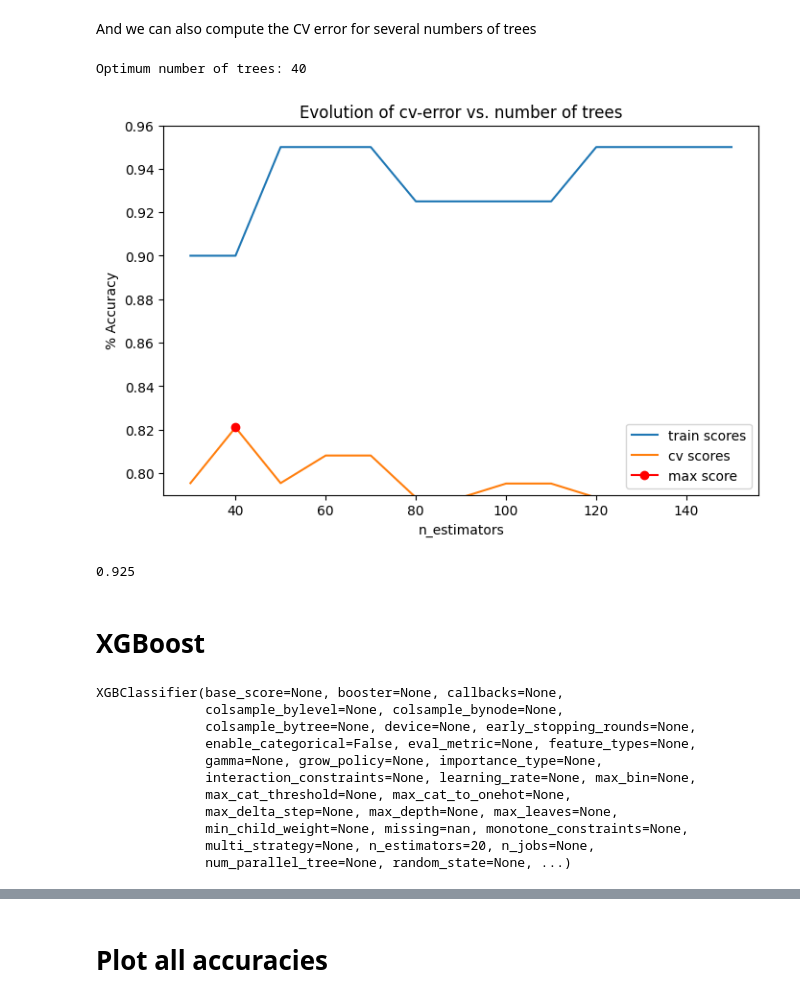
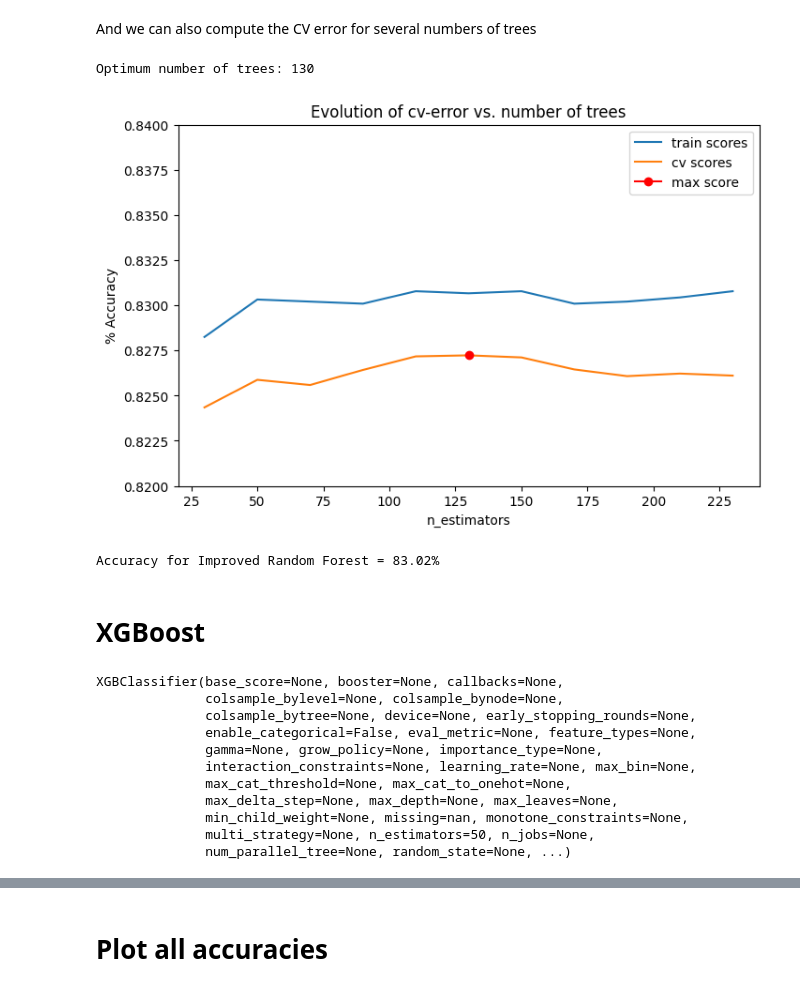
Before and after one commit to isaacchaljub/ML2_GP, a Jupyter notebook: ML2_group3.ipynb, the cells around one changed output, grey strips where cells are left out. Drawn from its saved outputs; the diff is of its cells as text; code cells hidden in the pictures.

```diff
--- a/ML2_group3.ipynb
+++ b/ML2_group3.ipynb
@@ -189,7 +255,7 @@ Let's focus for now on the depth of the tree. We will test different depth thres
 # %%
 from sklearn.model_selection import GridSearchCV
 
-params_grid = {'max_depth': range(1,16), 'min_samples_leaf':range(1,50)} # 15 different depth levels
+params_grid = {'max_depth': range(1,16), 'min_samples_leaf':range(1,11)} # 15 different depth levels
 
 clas_tree_pruned_depth_cv = GridSearchCV(clas_tree,
                    params_grid,
@@ -297,7 +361,7 @@ bagging_acc
 # %%
 param_grid = {
-    'min_samples_leaf' :[2,4,6],
-    'max_features' : [2,3,4,5,6],
+    'min_samples_leaf' :[4,6,8],
+    'max_features' : [4,8,12,16],
     'criterion' : ['gini','entropy'] #,'log_loss']
 }
 # %%
@@ -329,12 +393,12 @@ ROC AUC:  87.74%
 # Random Forest
 model_RF = RandomForestClassifier(n_estimators = 200,
                                random_state = 0,
-                               max_features = 6, #this parameter makes the difference between simple Bagging and Random Forests
+                               max_features = best_params['max_features'],
                                n_jobs = -1,
                                oob_score = True,
-                               criterion = 'entropy',
-                               min_samples_leaf = 2)
+                               criterion = best_params['criterion'],
+                               min_samples_leaf = best_params['min_samples_leaf'])
 model_RF.fit(X_train,Y_train)
 
 # predictions
-y_pred_test = model_RF.predict(X_test)
+y_pred_rf_test = model_RF.predict(X_test)
@@ -411,7 +471,7 @@ Overfitting does not depend on the number of trees, but we don´t want to run wi
 train_scores = []
 cv_scores    = []
 
-estimator_range = range(30, 250, 10) #from 5 trees to 100, step 5
+estimator_range = range(30, 250, 20) #from 5 trees to 100, step 5
 
 for n_estimators in estimator_range:
     model_RF = RandomForestClassifier(
@@ -472,17 +526,17 @@ And we can also compute the CV error for several numbers of trees
 # %%
 fig, ax = plt.subplots(figsize=(8, 5))
 ax.plot(estimator_range, train_scores, label="train scores")
 ax.plot(estimator_range, cv_scores, label="cv scores")
 ax.plot(estimator_range[np.argmax(cv_scores)], max(cv_scores),
         marker='o', color = "red", label="max score")
-ax.set_ylim(0.79, 0.96)
+ax.set_ylim(0.82, 0.84)
 ax.set_ylabel("% Accuracy")
 ax.set_xlabel("n_estimators")
 ax.set_title("Evolution of cv-error vs. number of trees")
 plt.legend();
 print(f"Optimum number of trees: {estimator_range[np.argmax(cv_scores)]}")
 # %% [output]
-Optimum number of trees: 40
+Optimum number of trees: 130
-[figure, old version]
+[figure, new version]
 # %%
 # Random Forest
@@ -500,15 +554,15 @@ y_pred_test = improved_model_RF.predict(X_test)
-# %%
-improved_rf_acc=accuracy_score(Y_test,y_pred_test)
-
-improved_rf_acc
-# %% [output]
-0.925
+# %%
+print("Accuracy for Improved Random Forest = {0:.2%}".format(accuracy_score(Y_test, y_pred_improved_rf_test)))
+
+improved_rf_acc=accuracy_score(Y_test,y_pred_improved_rf_test)
+# %% [output]
+Accuracy for Improved Random Forest = 83.02%
 # %% [markdown]
 # XGBoost
 # %%
-data_dmatrix = xgb.DMatrix(data=df.drop('Class',axis=1), label=df['Class'])
+data_dmatrix = xgb.DMatrix(data=X, label=y)
 
-xg_clas = xgb.XGBClassifier(objective='binary:logistic', n_estimators=20)
+xg_clas = xgb.XGBClassifier(objective='binary:logistic', n_estimators=50)
 xg_clas.fit(X_train, Y_train)
 # %% [output]
 XGBClassifier(base_score=None, booster=None, callbacks=None,
@@ -520,7 +574,7 @@ XGBClassifier(base_score=None, booster=None, callbacks=None,
               max_cat_threshold=None, max_cat_to_onehot=None,
               max_delta_step=None, max_depth=None, max_leaves=None,
               min_child_weight=None, missing=nan, monotone_constraints=None,
-              multi_strategy=None, n_estimators=20, n_jobs=None,
+              multi_strategy=None, n_estimators=50, n_jobs=None,
               num_parallel_tree=None, random_state=None, ...)
 # %%
 preds = xg_clas.predict(X_train)
```
Also changed, not shown: parts of 44 cells of this notebook, 1 other file.
